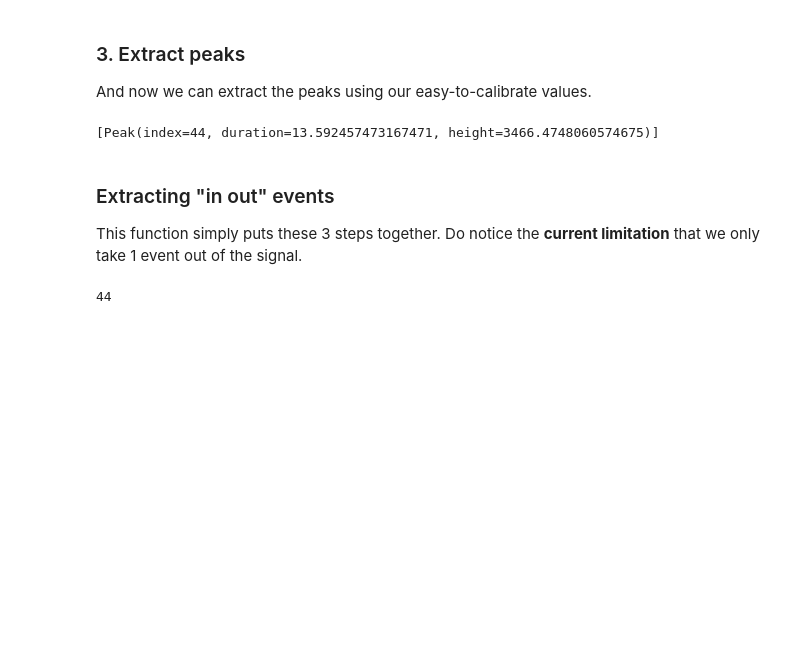
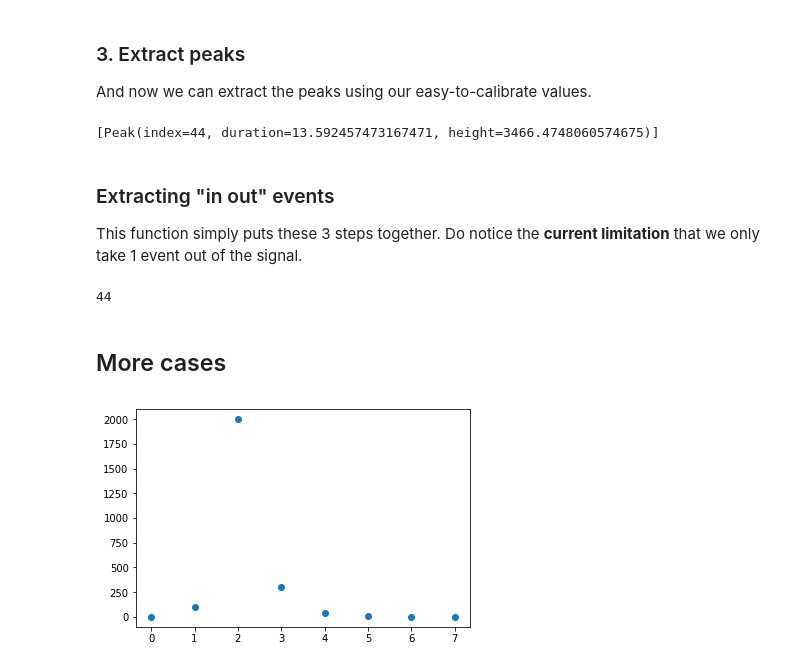
Before and after one commit to mion/shelf-analytics, a Jupyter notebook: notebooks/Extracting_in_out_events.ipynb, the cells around one changed output. Drawn from its saved outputs; the diff is of its cells as text; code cells hidden in the pictures; blank space fills up the shorter version.

```diff
--- a/notebooks/Extracting_in_out_events.ipynb
+++ b/notebooks/Extracting_in_out_events.ipynb
@@ -65,3 +65,5 @@ evt = extract_in_out_event_for(seq, 'foo', min_duration=1, min_area=3000, butter
 evt.index
 # %% [output]
 44
+# %% [markdown]
+## More cases
@@ -67,0 +72,4 @@ evt.index
+# %%
+plot(iaot_signals[3][2])
+# %% [output]
+[figure, added]
```
Also changed, not shown: parts of 1 cell of this notebook.
